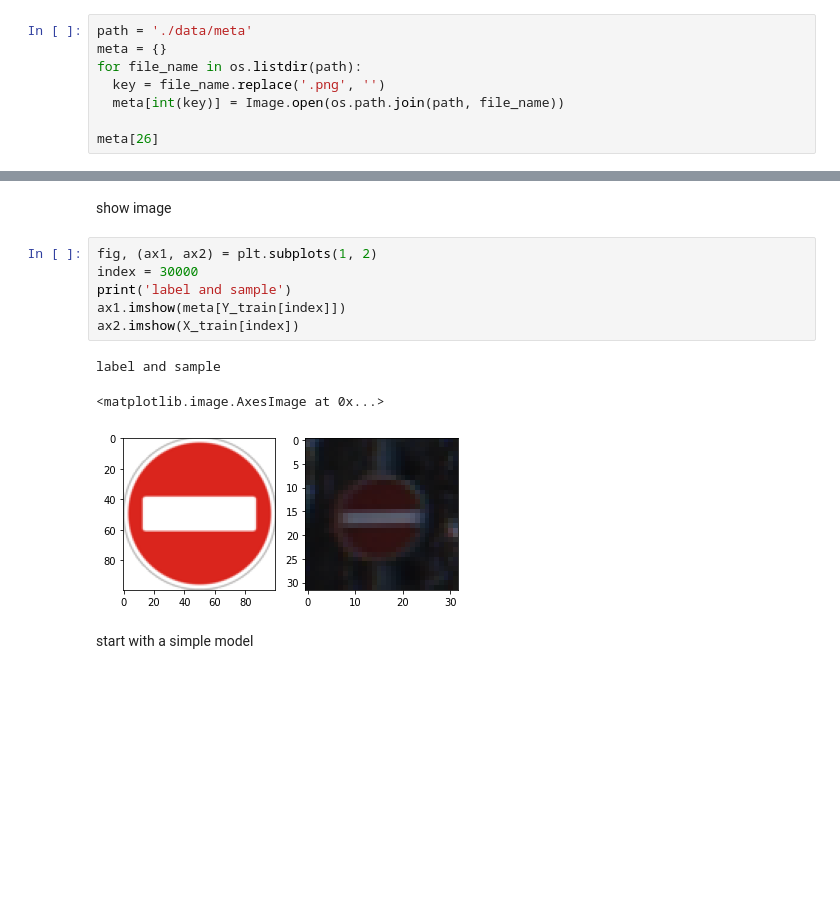
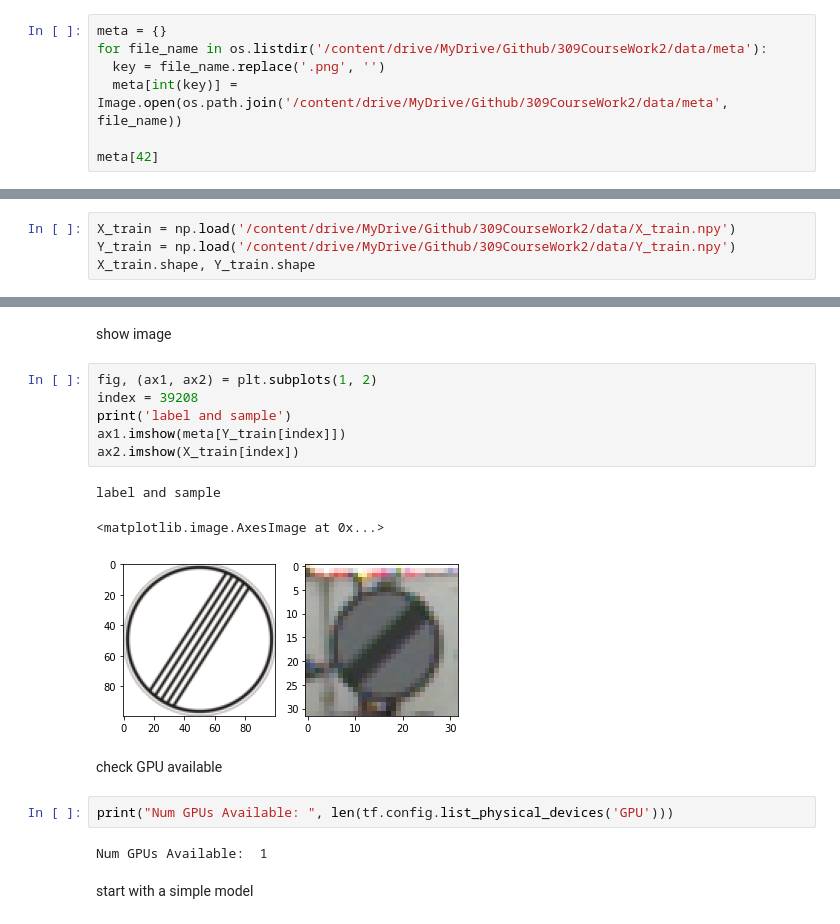
Before and after one commit to luoyuhan011/309CourseWork2, a Jupyter notebook: 309CourseWork2.ipynb, the cells around one changed output, grey strips where cells are left out. Saved outputs shown, nothing was run; the diff lists cells and outputs as text; blank space fills up the shorter version.

```diff
--- a/309CourseWork2.ipynb
+++ b/309CourseWork2.ipynb
@@ -19,11 +19,10 @@ from concurrent.futures import ThreadPoolExecutor,as_completed
 # %% [markdown]
 load meat data
 # %%
-path = './data/meta'
 meta = {}
-for file_name in os.listdir(path):
+for file_name in os.listdir('/content/drive/MyDrive/Github/309CourseWork2/data/meta'):
   key = file_name.replace('.png', '')
-  meta[int(key)] = Image.open(os.path.join(path, file_name))
+  meta[int(key)] = Image.open(os.path.join('/content/drive/MyDrive/Github/309CourseWork2/data/meta', file_name))
 
-meta[26]
+meta[42]
 # %% [output]
@@ -61,0 +32,4 @@ X_train.shape, Y_train.shape
+# %%
+X_train = np.load('/content/drive/MyDrive/Github/309CourseWork2/data/X_train.npy')
+Y_train = np.load('/content/drive/MyDrive/Github/309CourseWork2/data/Y_train.npy')
+X_train.shape, Y_train.shape
@@ -67,14 +43,20 @@ X_train = X_train/255
 show image
 # %%
 fig, (ax1, ax2) = plt.subplots(1, 2)
-index = 30000
+index = 39208
 print('label and sample')
 ax1.imshow(meta[Y_train[index]])
 ax2.imshow(X_train[index])
 # %% [output]
 label and sample
 <matplotlib.image.AxesImage at 0x...>
-[figure, old version]
+[figure, new version]
+# %% [markdown]
+check GPU available
+# %%
+print("Num GPUs Available: ", len(tf.config.list_physical_devices('GPU')))
+# %% [output]
+Num GPUs Available:  1
 # %% [markdown]
 start with a simple model
 # %%
```
Also changed, not shown: parts of 9 cells of this notebook.
